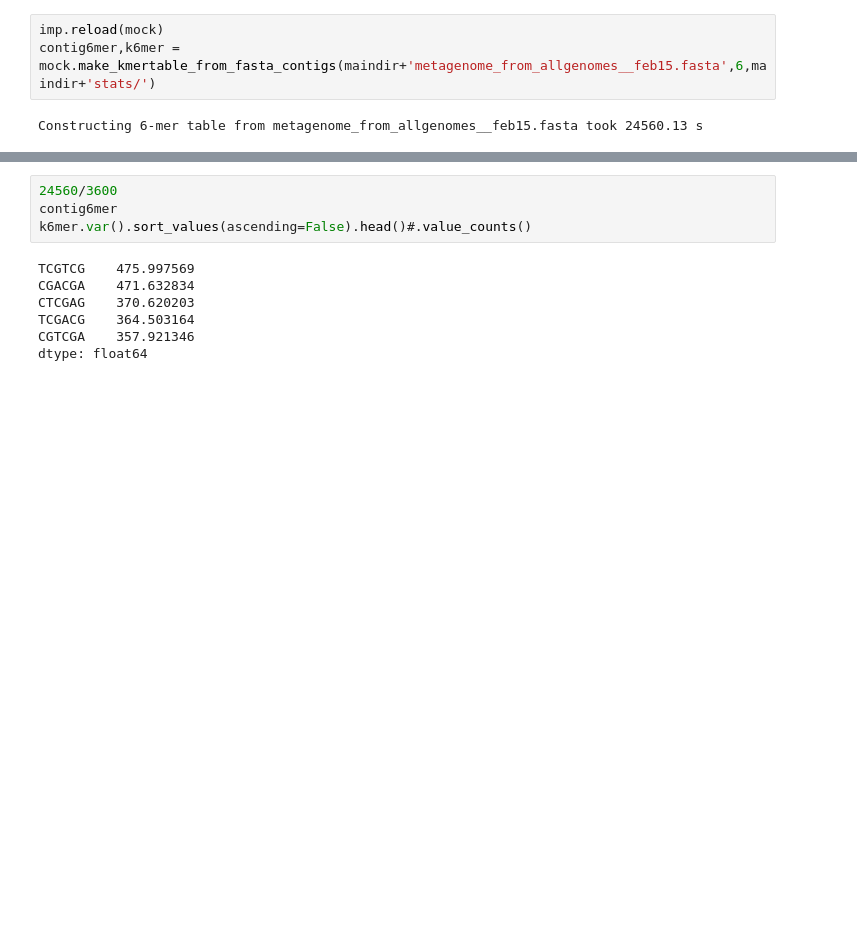
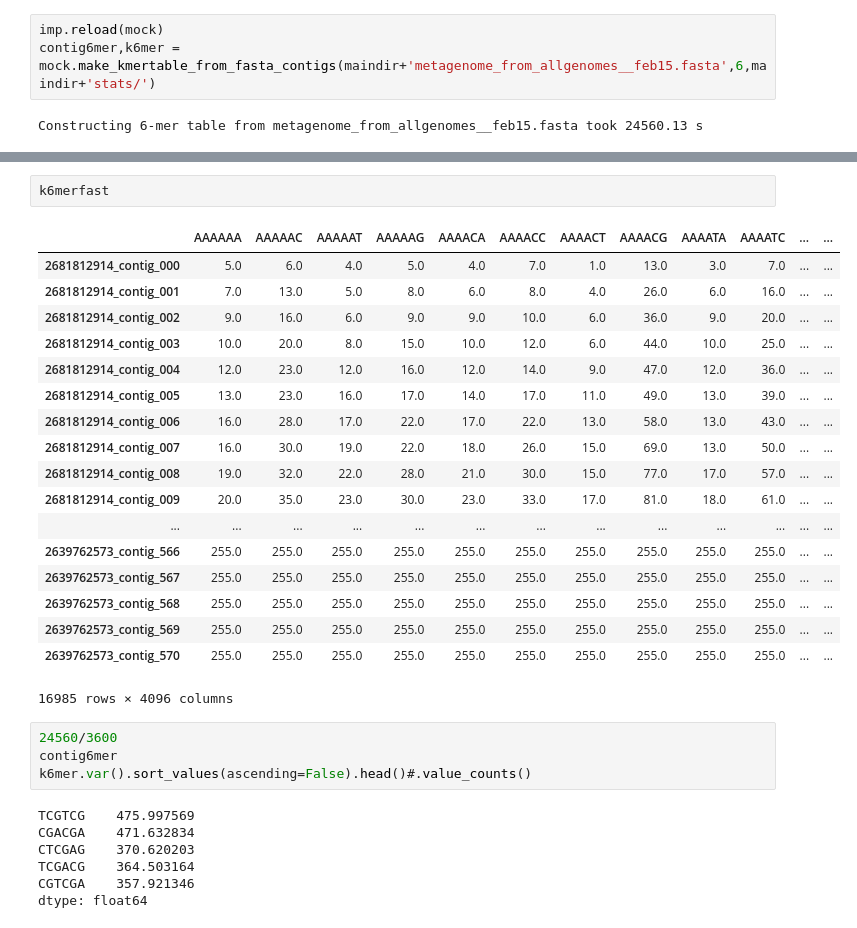
Before and after one commit to BojkArth/minimeta_notebooks, a Jupyter notebook: 20190215_make_mock_meta_from_module_6mers.ipynb, the cells around one changed output, grey strips where cells are left out. Saved outputs shown, nothing was run; the diff lists cells and outputs as text; blank space fills up the shorter version.

```diff
--- a/20190215_make_mock_meta_from_module_6mers.ipynb
+++ b/20190215_make_mock_meta_from_module_6mers.ipynb
@@ -51,3 +53,24 @@ contig6merfast,k6merfast = mock.make_kmertable_from_fasta_contigs(maindir+'metag
+# %%
+k6merfast
+# %% [output]
+|  | AAAAAA | AAAAAC | AAAAAT | AAAAAG | AAAACA | AAAACC | AAAACT | AAAACG | AAAATA | AAAATC | ... | ... |
+| 2681812914_contig_000 | 5.0 | 6.0 | 4.0 | 5.0 | 4.0 | 7.0 | 1.0 | 13.0 | 3.0 | 7.0 | ... | ... |
+| 2681812914_contig_001 | 7.0 | 13.0 | 5.0 | 8.0 | 6.0 | 8.0 | 4.0 | 26.0 | 6.0 | 16.0 | ... | ... |
+| 2681812914_contig_002 | 9.0 | 16.0 | 6.0 | 9.0 | 9.0 | 10.0 | 6.0 | 36.0 | 9.0 | 20.0 | ... | ... |
+| 2681812914_contig_003 | 10.0 | 20.0 | 8.0 | 15.0 | 10.0 | 12.0 | 6.0 | 44.0 | 10.0 | 25.0 | ... | ... |
+| 2681812914_contig_004 | 12.0 | 23.0 | 12.0 | 16.0 | 12.0 | 14.0 | 9.0 | 47.0 | 12.0 | 36.0 | ... | ... |
+| 2681812914_contig_005 | 13.0 | 23.0 | 16.0 | 17.0 | 14.0 | 17.0 | 11.0 | 49.0 | 13.0 | 39.0 | ... | ... |
+| 2681812914_contig_006 | 16.0 | 28.0 | 17.0 | 22.0 | 17.0 | 22.0 | 13.0 | 58.0 | 13.0 | 43.0 | ... | ... |
+| 2681812914_contig_007 | 16.0 | 30.0 | 19.0 | 22.0 | 18.0 | 26.0 | 15.0 | 69.0 | 13.0 | 50.0 | ... | ... |
+| 2681812914_contig_008 | 19.0 | 32.0 | 22.0 | 28.0 | 21.0 | 30.0 | 15.0 | 77.0 | 17.0 | 57.0 | ... | ... |
+| 2681812914_contig_009 | 20.0 | 35.0 | 23.0 | 30.0 | 23.0 | 33.0 | 17.0 | 81.0 | 18.0 | 61.0 | ... | ... |
+| ... | ... | ... | ... | ... | ... | ... | ... | ... | ... | ... | ... | ... |
+| 2639762573_contig_566 | 255.0 | 255.0 | 255.0 | 255.0 | 255.0 | 255.0 | 255.0 | 255.0 | 255.0 | 255.0 | ... | ... |
+| 2639762573_contig_567 | 255.0 | 255.0 | 255.0 | 255.0 | 255.0 | 255.0 | 255.0 | 255.0 | 255.0 | 255.0 | ... | ... |
+| 2639762573_contig_568 | 255.0 | 255.0 | 255.0 | 255.0 | 255.0 | 255.0 | 255.0 | 255.0 | 255.0 | 255.0 | ... | ... |
+| 2639762573_contig_569 | 255.0 | 255.0 | 255.0 | 255.0 | 255.0 | 255.0 | 255.0 | 255.0 | 255.0 | 255.0 | ... | ... |
+| 2639762573_contig_570 | 255.0 | 255.0 | 255.0 | 255.0 | 255.0 | 255.0 | 255.0 | 255.0 | 255.0 | 255.0 | ... | ... |
+16985 rows × 4096 columns
 # %%
 24560/3600
 contig6mer
```
Also changed, not shown: parts of 1 cell of this notebook, 1 other file.
